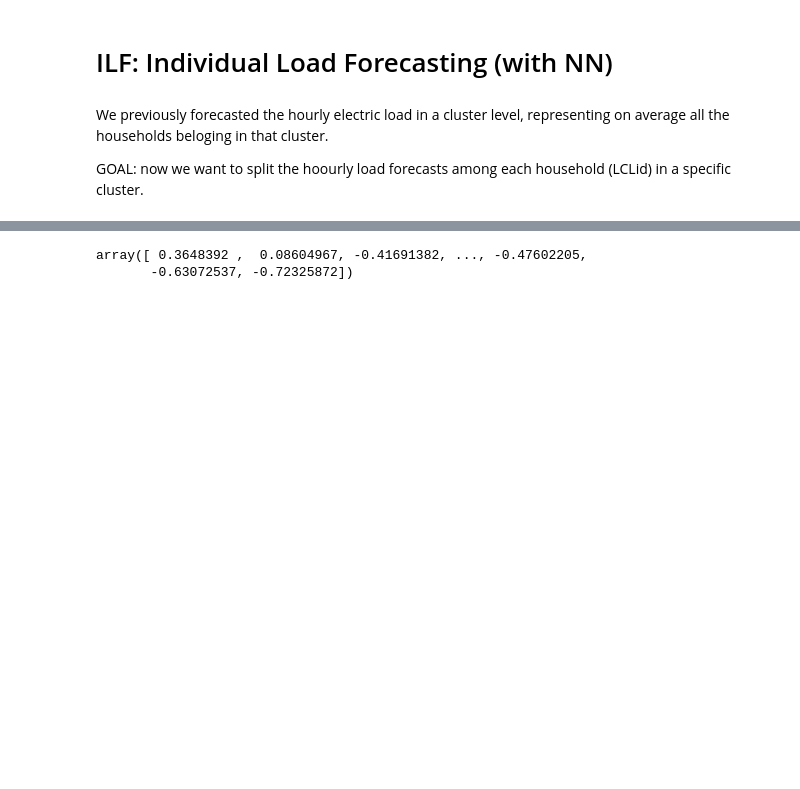
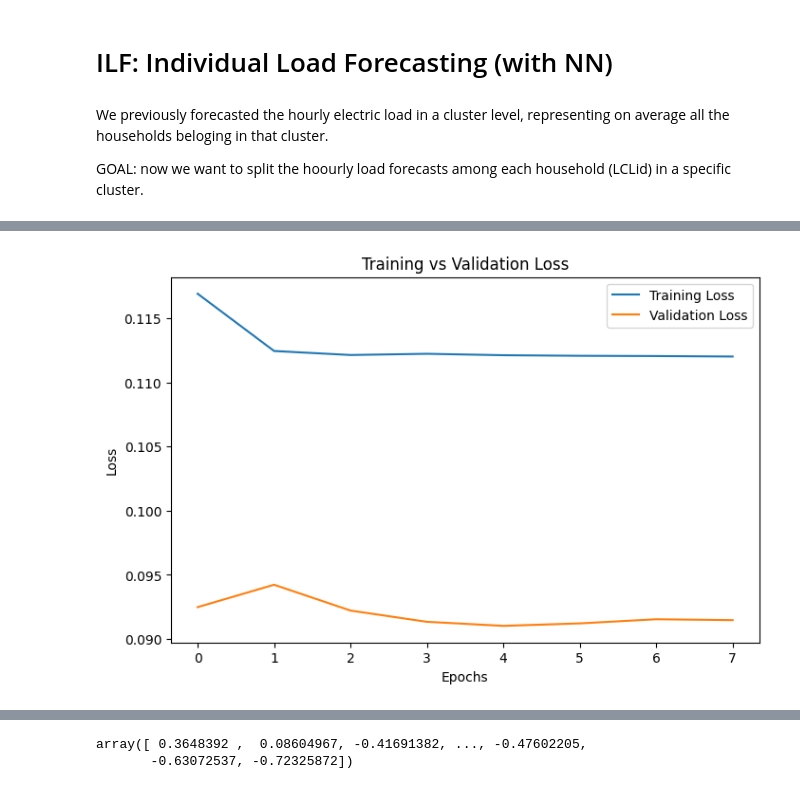
Before and after one commit to samueleborgognoni/kmeans_nn_ILF_london_smart_meters, a Jupyter notebook: 4_Load_Forecasting.ipynb, the cells around one changed output, grey strips where cells are left out. Cells and saved outputs as stored; diff of their text form; code cells hidden in the pictures; blank space fills up the shorter version.

```diff
--- a/4_Load_Forecasting.ipynb
+++ b/4_Load_Forecasting.ipynb
@@ -879,0 +887,20 @@ tot_ilf_test
+# %%
+# Plot the mse loss during the iterations in the training
+train_loss = history.history['loss']
+val_loss = history.history['val_loss']
+
+plt.figure(figsize=(8,5))
+plt.plot(train_loss, label='Training Loss')
+plt.plot(val_loss, label='Validation Loss')
+plt.xlabel('Epochs')
+plt.ylabel('Loss')
+plt.title('Training vs Validation Loss')
+plt.legend()
+plt.show()
+
+
+
+# Predictions
+test_predictions = model.predict([X_ilf_test, id_input_test])
+# %% [output]
+[figure, added]
```
Also changed, not shown: parts of 17 cells of this notebook.
